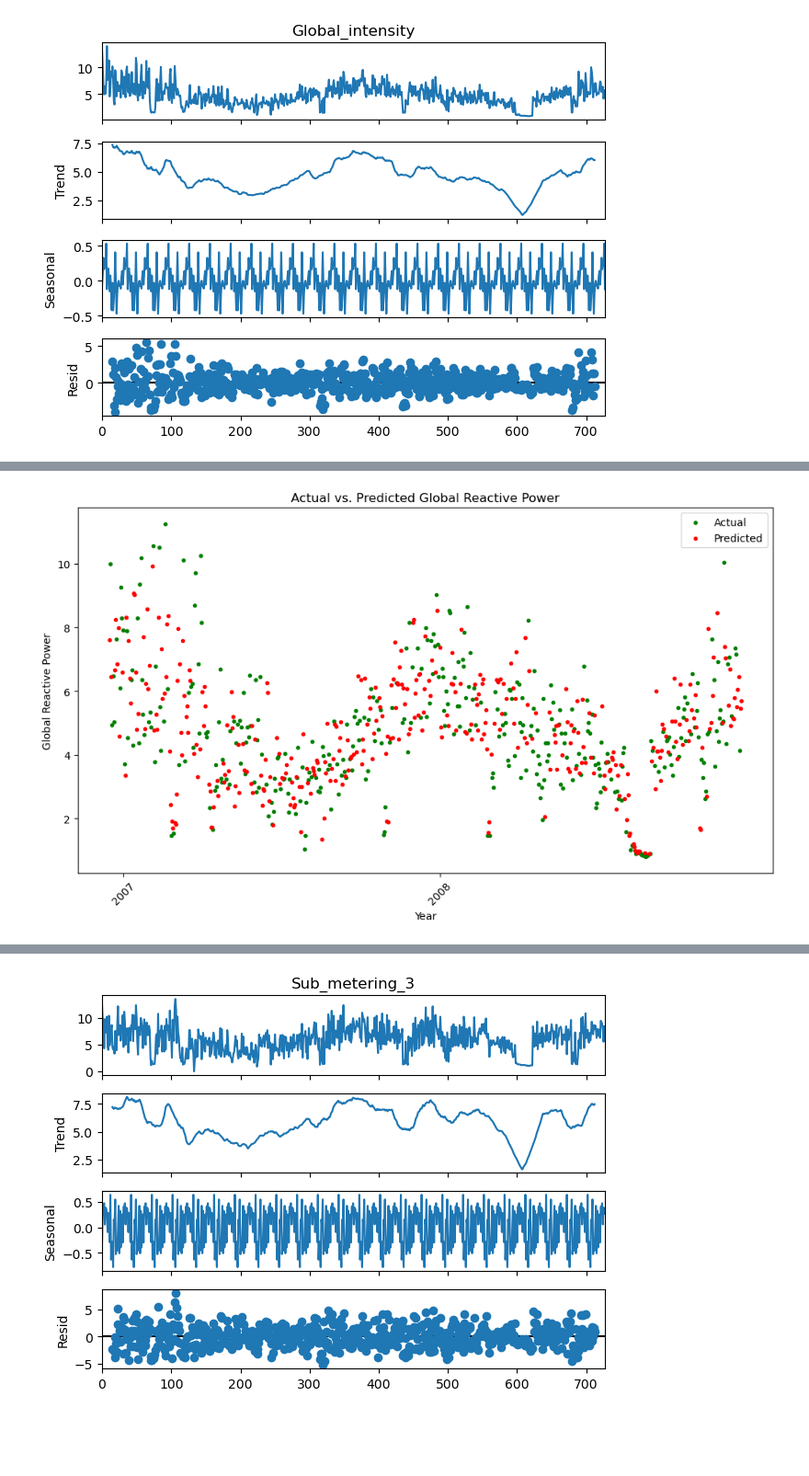
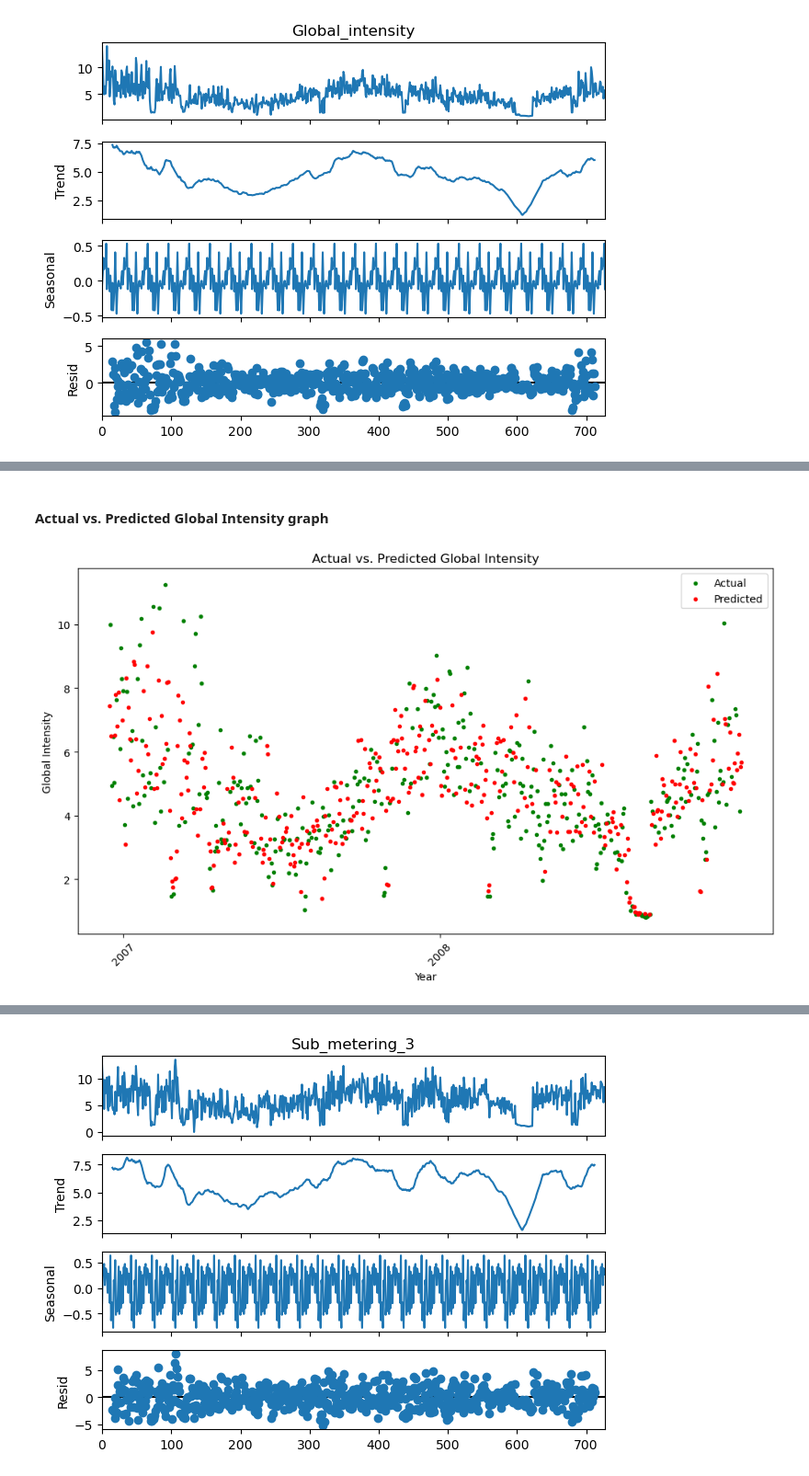
Before and after one commit to avarigonda/Capstone_Final_Project, a Jupyter notebook: Capstone_Final_Project.ipynb, the cells around one changed output, grey strips where cells are left out. Shown at 92% size. Cells and saved outputs as stored; diff of their text form; code cells hidden in the pictures; blank space fills up the shorter version.

```diff
--- a/Capstone_Final_Project.ipynb
+++ b/Capstone_Final_Project.ipynb
@@ -370,0 +263,18 @@ Relative Absolute Error (RAE): 0.1541201046071434
+# %%
+# Grid Search with Random Forest Regressor
+grid_search_intensity = GridSearchCV(estimator=rf, param_grid=param_grid, cv=3, n_jobs=-1, verbose=0)
+grid_search_intensity.fit(X_train_intensity, y_train_intensity)
+
+# Best parameters found
+print("Best parameters found:")
+print(grid_search_intensity.best_params_)
+
+# Predictions and error metrics
+y_pred_intensity = grid_search_intensity.predict(X_test_intensity)
+mse_intensity = mean_squared_error(y_test_intensity, y_pred_intensity)
+rmse_intensity = np.sqrt(mse_intensity)
+mean_actual_intensity = y_test_intensity.mean()
+rae_intensity = np.mean(np.abs(y_test_intensity - y_pred_intensity)) / np.mean(np.abs(y_test_intensity - mean_actual_intensity))
+print(f"Mean Squared Error (MSE): {mse_intensity}")
+print(f"Root Mean Squared Error (RMSE): {rmse_intensity}")
+print(f"Relative Absolute Error (RAE): {rae_intensity}")
@@ -397,29 +324,30 @@ plt.show()
+# %% [markdown]
+#### Actual vs. Predicted Global Intensity graph
 # %%
-# Visualization that shows both the actual and predicted values.
 plt.figure(figsize=(10, 6))
 
-plt.scatter(X_train_reactive.index, y_train_reactive, label='Actual', marker='.', color='green')
+plt.scatter(X_train_intensity.index, y_train_intensity, label='Actual', marker='.', color='green')
 
-plt.scatter(X_test_reactive.index, y_pred_reactive, label='Predicted', marker='.', color='red')
+plt.scatter(X_test_intensity.index, y_pred_intensity, label='Predicted', marker='.', color='red')
 
 # Customize x-axis labels to show only the years 2007 and 2008
 tick_locations = []
 tick_labels = []
 for index, row in daily_data.iterrows():
     if row['Year'] == 2007 and row['Month'] == 1 and row['Day'] == 1:
         tick_locations.append(index)
         tick_labels.append('2007')
     elif row['Year'] == 2008 and row['Month'] == 1 and row['Day'] == 1:
         tick_locations.append(index)
         tick_labels.append('2008')
 
 plt.xticks(tick_locations, tick_labels, rotation=45)
 
-plt.title('Actual vs. Predicted Global Reactive Power')
+plt.title('Actual vs. Predicted Global Intensity')
 plt.xlabel('Year')
-plt.ylabel('Global Reactive Power')
+plt.ylabel('Global Intensity')
 plt.legend()
 plt.tight_layout()
 plt.show()
 # %% [output]
-[figure, old version]
+[figure, new version]
```
Also changed, not shown: parts of 79 cells of this notebook, 1 other file.
